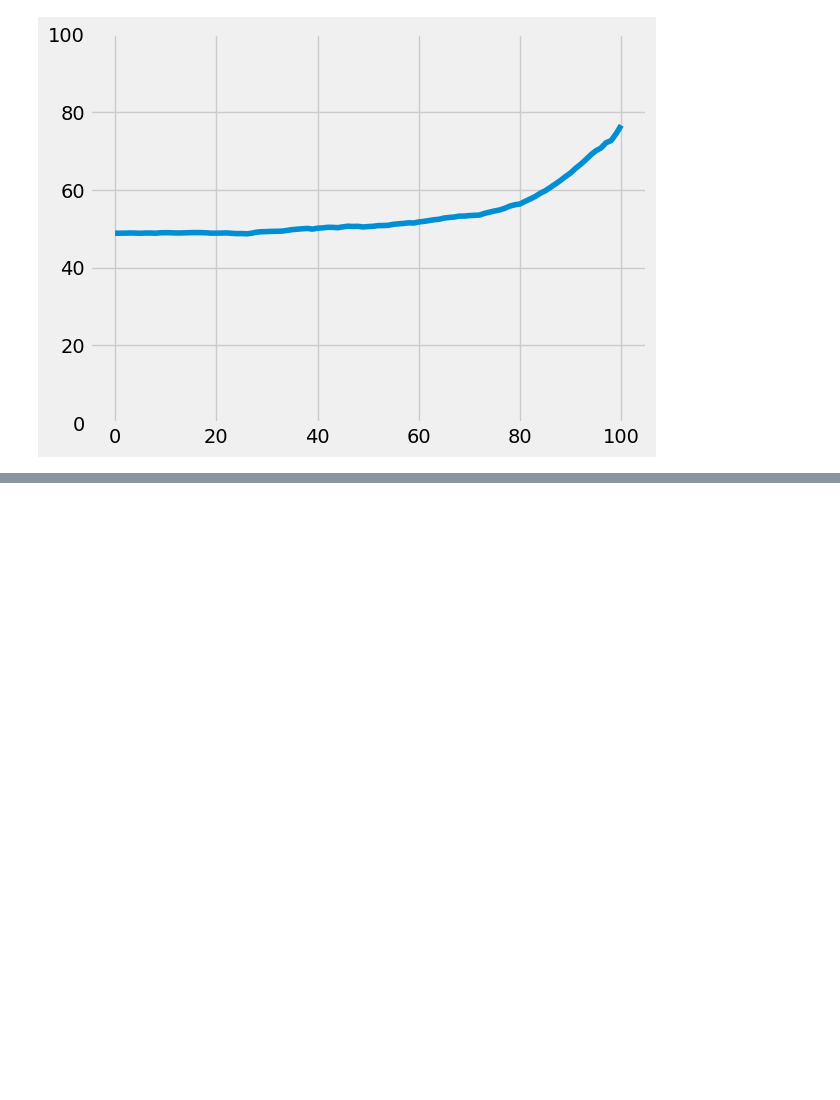
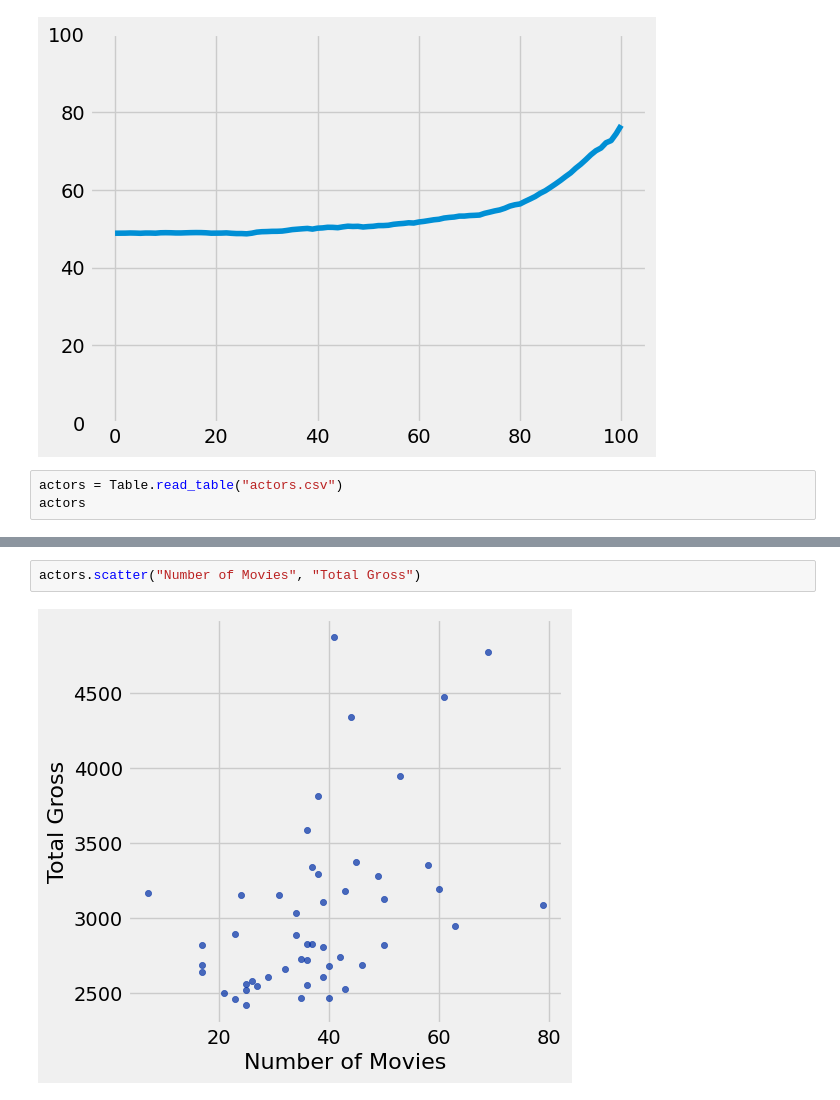
Before and after one commit to lochnes-007/Data8, a Jupyter notebook: 07-Charts.ipynb, the cells around one changed output, grey strips where cells are left out. Drawn from its saved outputs; the diff is of its cells as text; blank space fills up the shorter version.

Commit message:
done w scatter plots

```diff
--- a/07-Charts.ipynb
+++ b/07-Charts.ipynb
@@ -135,3 +135,6 @@ plots.ylim(0, 100)
 # %% [output]
 (0.0, 100.0)
 [figure]
+# %%
+actors = Table.read_table("actors.csv")
+actors
@@ -137,0 +154,4 @@ plots.ylim(0, 100)
+# %%
+actors.scatter("Number of Movies", "Total Gross")
+# %% [output]
+[figure, added]
```
Also changed, not shown: parts of 3 cells of this notebook.
